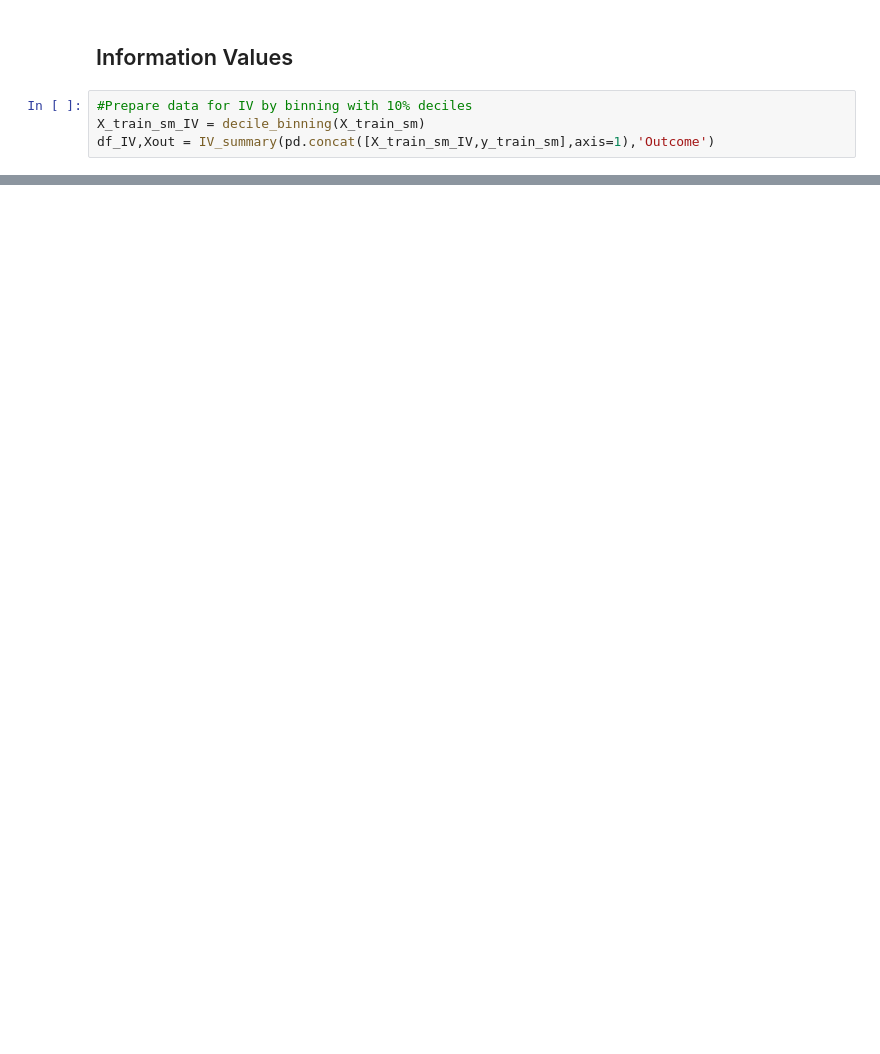
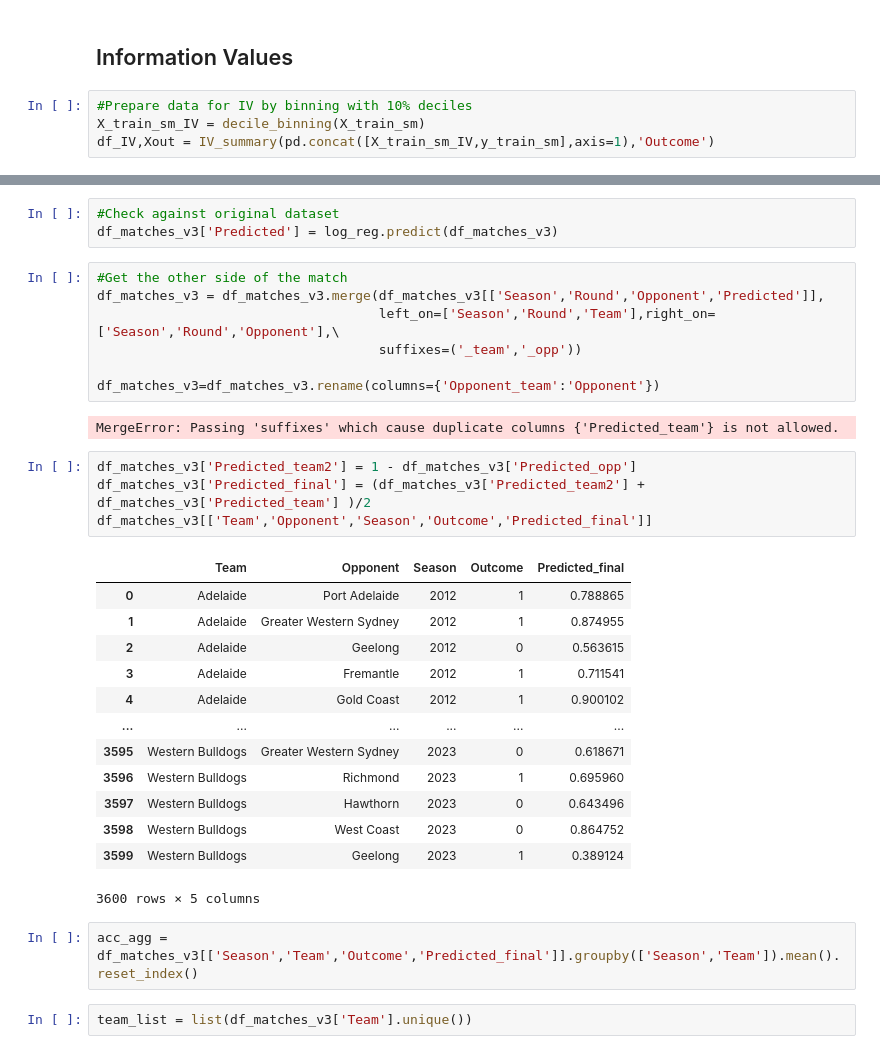
Before and after one commit to SpicyBolas/AFL-Analytics-Project, a Jupyter notebook: Analysis/Approach2_TopDownAverages_past5rounds.ipynb, the cells around one changed output, grey strips where cells are left out. Drawn from its saved outputs; the diff is of its cells as text; blank space fills up the shorter version.

```diff
--- a/Analysis/Approach2_TopDownAverages_past5rounds.ipynb
+++ b/Analysis/Approach2_TopDownAverages_past5rounds.ipynb
@@ -450,0 +319,34 @@ print('ROC AUC: ',AUC*100,'\nGini: ',Gini*100)
+# %%
+#Check against original dataset
+df_matches_v3['Predicted'] = log_reg.predict(df_matches_v3)
+# %%
+#Get the other side of the match
+df_matches_v3 = df_matches_v3.merge(df_matches_v3[['Season','Round','Opponent','Predicted']],
+                                    left_on=['Season','Round','Team'],right_on=['Season','Round','Opponent'],\
+                                    suffixes=('_team','_opp'))
+
+df_matches_v3=df_matches_v3.rename(columns={'Opponent_team':'Opponent'})
+# %% [output]
+MergeError: Passing 'suffixes' which cause duplicate columns {'Predicted_team'} is not allowed.
+# %%
+df_matches_v3['Predicted_team2'] = 1 - df_matches_v3['Predicted_opp']
+df_matches_v3['Predicted_final'] = (df_matches_v3['Predicted_team2'] + df_matches_v3['Predicted_team'] )/2
+df_matches_v3[['Team','Opponent','Season','Outcome','Predicted_final']]
+# %% [output]
+|  | Team | Opponent | Season | Outcome | Predicted_final |
+| 0 | Adelaide | Port Adelaide | 2012 | 1 | 0.788865 |
+| 1 | Adelaide | Greater Western Sydney | 2012 | 1 | 0.874955 |
+| 2 | Adelaide | Geelong | 2012 | 0 | 0.563615 |
+| 3 | Adelaide | Fremantle | 2012 | 1 | 0.711541 |
+| 4 | Adelaide | Gold Coast | 2012 | 1 | 0.900102 |
+| ... | ... | ... | ... | ... | ... |
+| 3595 | Western Bulldogs | Greater Western Sydney | 2023 | 0 | 0.618671 |
+| 3596 | Western Bulldogs | Richmond | 2023 | 1 | 0.695960 |
+| 3597 | Western Bulldogs | Hawthorn | 2023 | 0 | 0.643496 |
+| 3598 | Western Bulldogs | West Coast | 2023 | 0 | 0.864752 |
+| 3599 | Western Bulldogs | Geelong | 2023 | 1 | 0.389124 |
+3600 rows × 5 columns
+# %%
+acc_agg = df_matches_v3[['Season','Team','Outcome','Predicted_final']].groupby(['Season','Team']).mean().reset_index()
+# %%
+team_list = list(df_matches_v3['Team'].unique())
```
Also changed, not shown: parts of 136 cells of this notebook, 4 other files.
